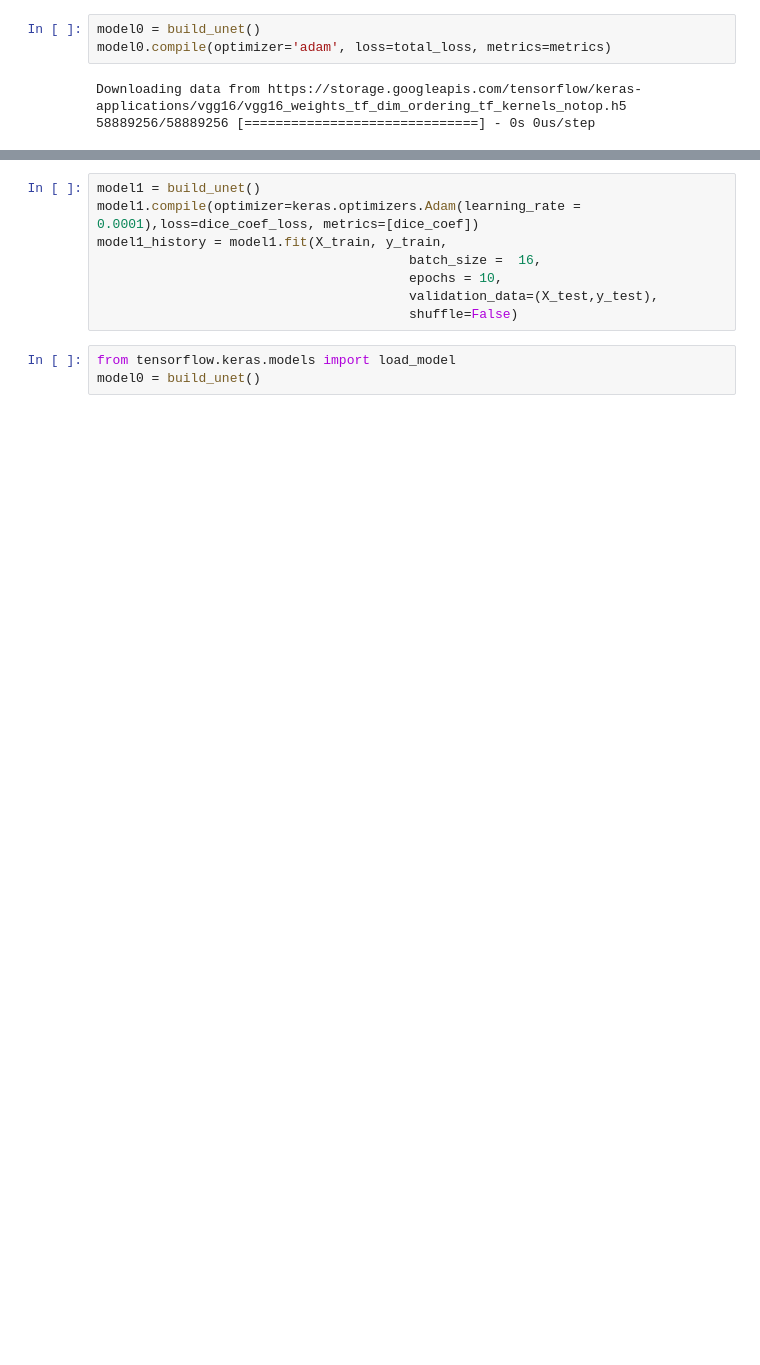
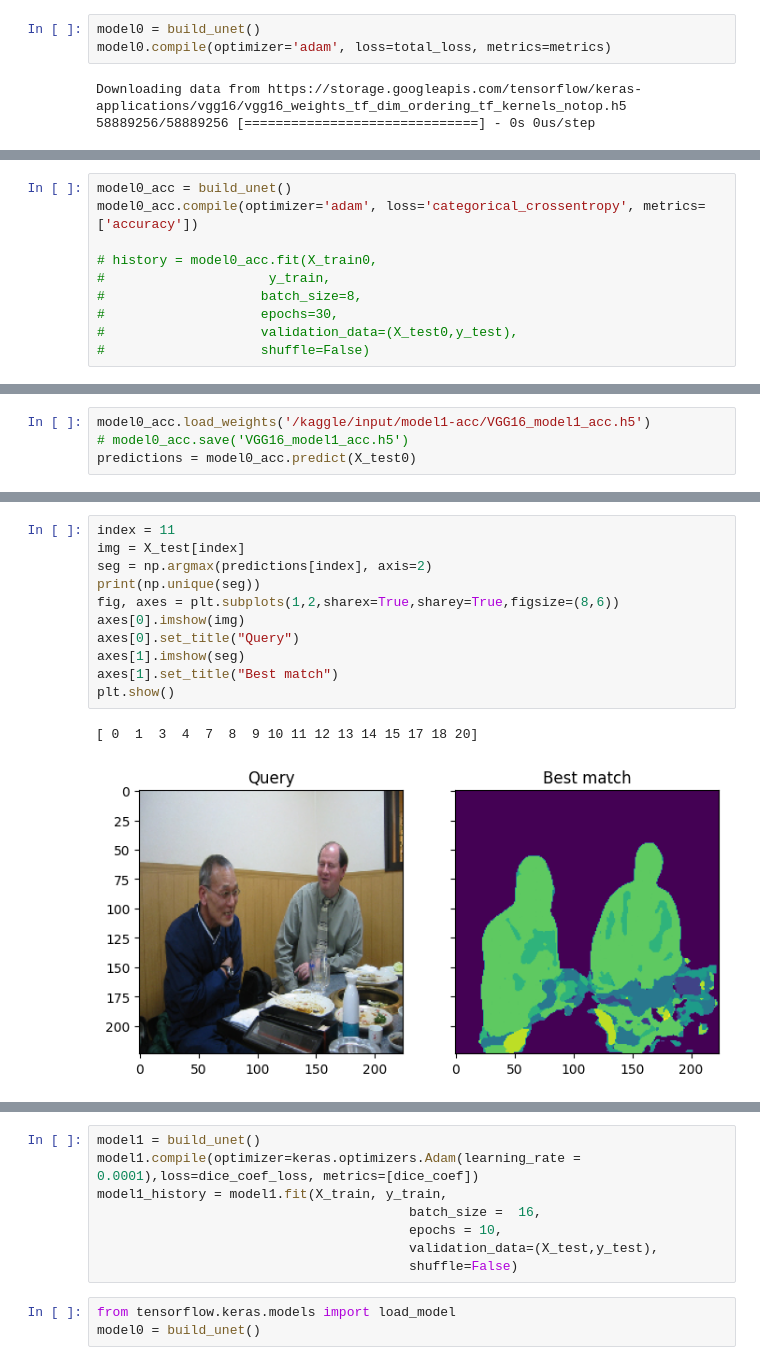
Before and after one commit to danilotpnta/ComputerVission, a Jupyter notebook: cv-ga2-v2.ipynb, the cells around one changed output, grey strips where cells are left out. Saved outputs shown, nothing was run; the diff lists cells and outputs as text; blank space fills up the shorter version.

Commit message:
Kaggle Notebook | cv-ga2_v2 | Version 6

```diff
--- a/cv-ga2-v2.ipynb
+++ b/cv-ga2-v2.ipynb
@@ -366,0 +332,10 @@ model1.compile(optim, total_loss, metrics=metrics)
+# %%
+model0_acc = build_unet()
+model0_acc.compile(optimizer='adam', loss='categorical_crossentropy', metrics=['accuracy'])
+
+# history = model0_acc.fit(X_train0,
+#                     y_train,
+#                    batch_size=8,
+#                    epochs=30,
+#                    validation_data=(X_test0,y_test),
+#                    shuffle=False)
@@ -366,0 +345,4 @@ model1.compile(optim, total_loss, metrics=metrics)
+# %%
+model0_acc.load_weights('/kaggle/input/model1-acc/VGG16_model1_acc.h5')
+# model0_acc.save('VGG16_model1_acc.h5')
+predictions = model0_acc.predict(X_test0)
@@ -366,0 +351,14 @@ model1.compile(optim, total_loss, metrics=metrics)
+# %%
+index = 11
+img = X_test[index]
+seg = np.argmax(predictions[index], axis=2)
+print(np.unique(seg))
+fig, axes = plt.subplots(1,2,sharex=True,sharey=True,figsize=(8,6))
+axes[0].imshow(img)
+axes[0].set_title("Query")
+axes[1].imshow(seg)
+axes[1].set_title("Best match")
+plt.show()
+# %% [output]
+[ 0  1  3  4  7  8  9 10 11 12 13 14 15 17 18 20]
+[figure, added]
```
Also changed, not shown: parts of 40 cells of this notebook.
